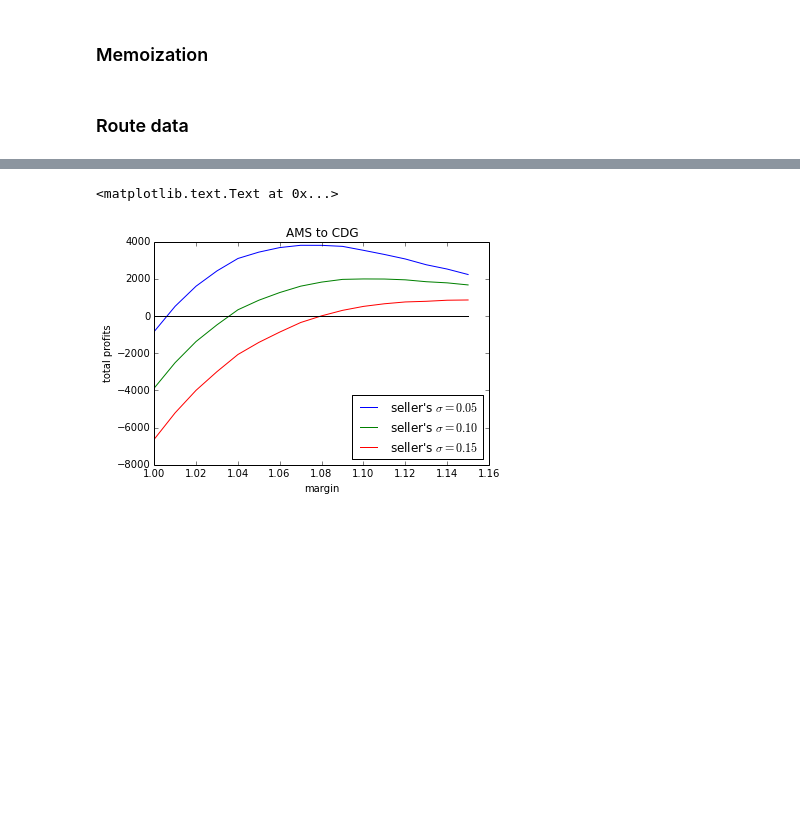
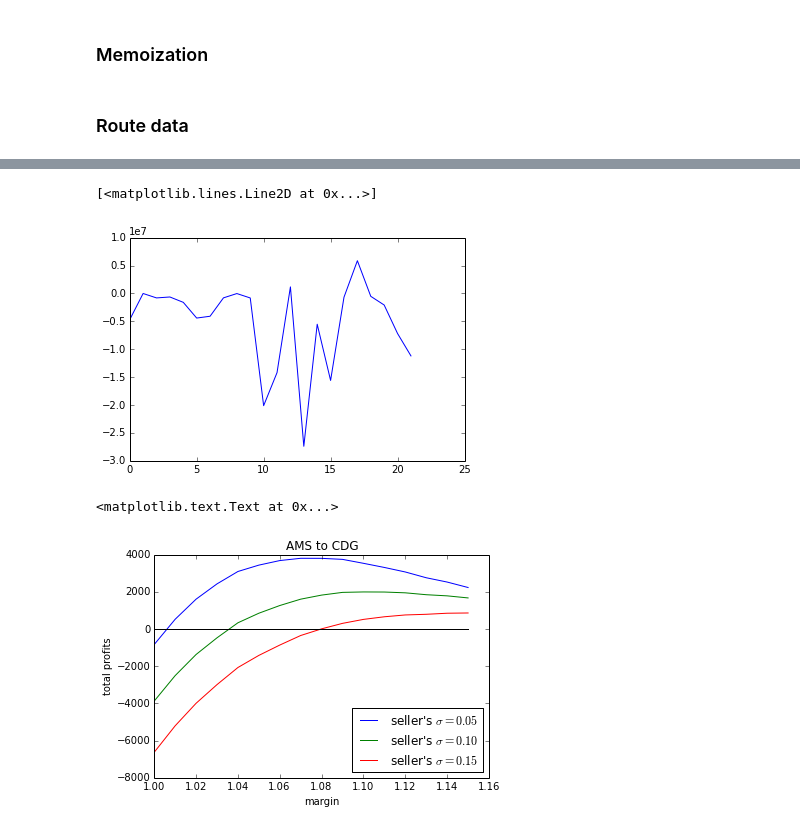
Before and after one commit to vankempen/Thesis, a Jupyter notebook: Simulation/Final simulation.ipynb, the cells around one changed output, grey strips where cells are left out. Saved outputs shown, nothing was run; the diff lists cells and outputs as text; code cells hidden in the pictures; blank space fills up the shorter version.

```diff
--- a/Simulation/Final simulation.ipynb
+++ b/Simulation/Final simulation.ipynb
@@ -258,3 +320,8 @@ for m in margins:
+# %%
+plot(revs)
+# %% [output]
+[<matplotlib.lines.Line2D at 0x...>]
+[figure, added]
 # %%
 plot(margins, revs_05, label=r"seller's $\sigma = 0.05$")
 plot(margins, revs_10, label=r"seller's $\sigma = 0.10$")
```
Also changed, not shown: parts of 16 cells of this notebook, 6 other files.
